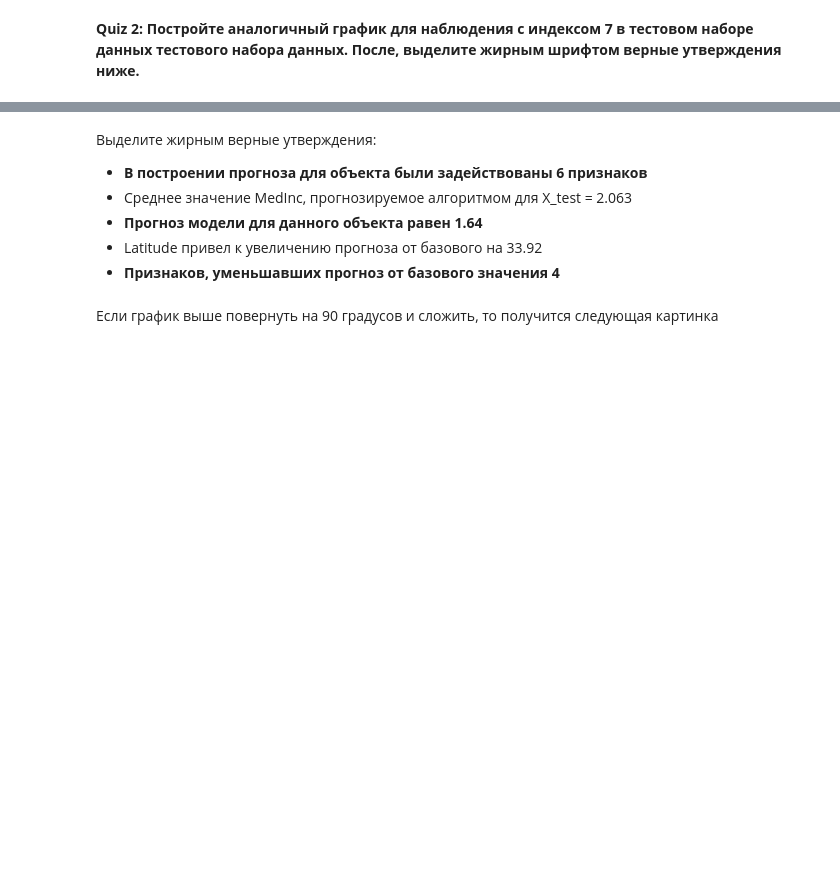
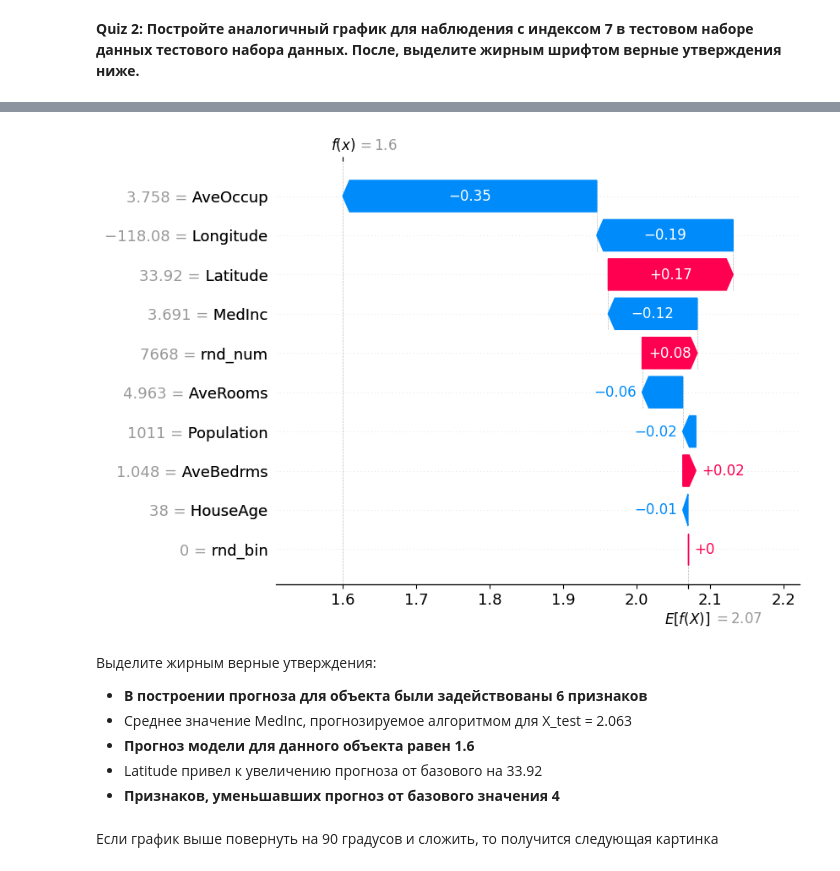
Before and after one commit to it-is-helga/XAI-practice, a Jupyter notebook: shap_HW.ipynb, the cells around one changed output, grey strips where cells are left out. Saved outputs shown, nothing was run; the diff lists cells and outputs as text; code cells hidden in the pictures; blank space fills up the shorter version.

```diff
--- a/shap_HW.ipynb
+++ b/shap_HW.ipynb
@@ -114,8 +123,13 @@ shap.initjs()
+# %%
+# Визуализируем прогнозы для 7-го объекта в тренировочных данных
+shap.plots.waterfall(shap_values_t[7, :], max_display=10)
+# %% [output]
+[figure, added]
 # %% [markdown]
 Выделите жирным верные утверждения:
 - **В построении прогноза для объекта были задействованы 6 признаков**
 - Среднее значение MedInc, прогнозируемое алгоритмом для X_test = 2.063
-- **Прогноз модели для данного объекта равен 1.64**
+- **Прогноз модели для данного объекта равен 1.6**
 - Latitude привел к увеличению прогноза от базового на 33.92
 - **Признаков, уменьшавших прогноз от базового значения 4**
 # %% [markdown]
```
Also changed, not shown: parts of 14 cells of this notebook.
